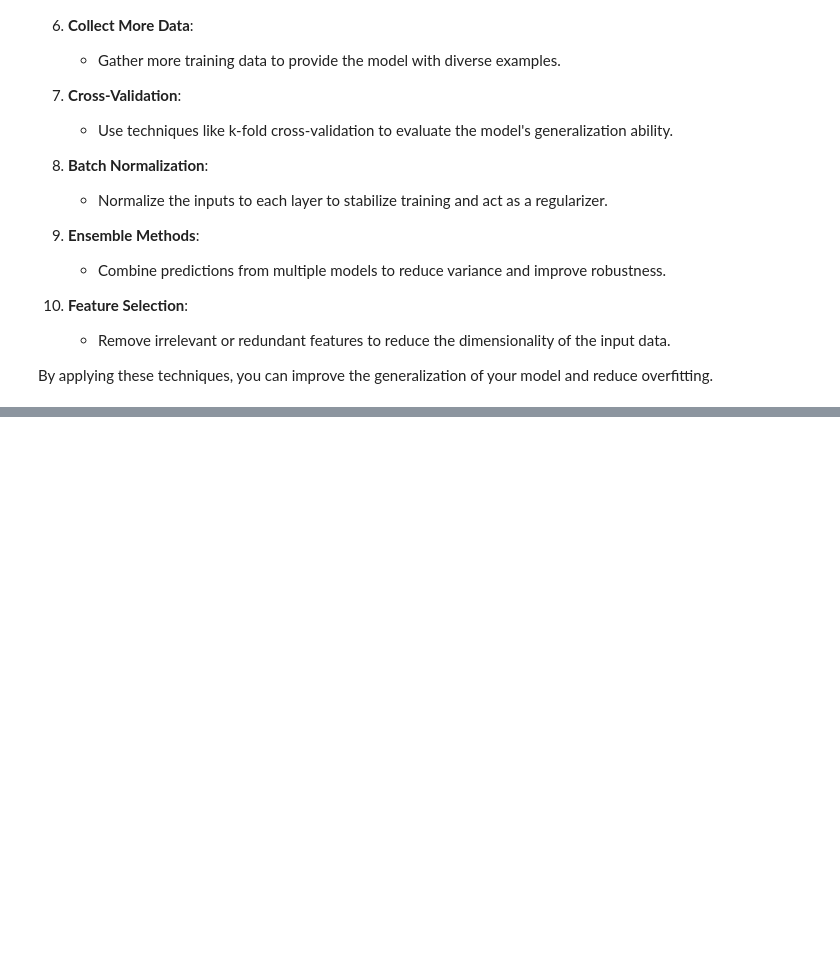
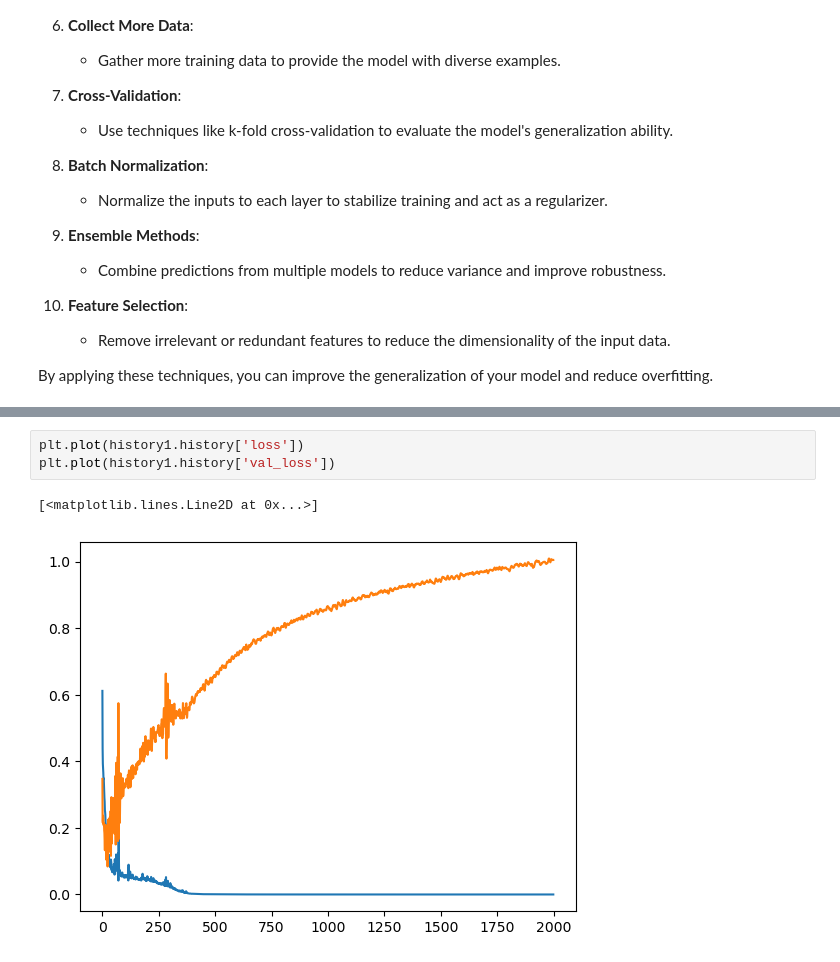
Before and after one commit to ruddropust/Deep-Learning, a Jupyter notebook: CampusX/Improvement NN/class26_Regularization in Deep Learning.ipynb, the cells around one changed output, grey strips where cells are left out. Cells and saved outputs as stored; diff of their text form; blank space fills up the shorter version.

```diff
--- a/CampusX/Improvement NN/class26_Regularization in Deep Learning.ipynb
+++ b/CampusX/Improvement NN/class26_Regularization in Deep Learning.ipynb
@@ -142,0 +167,6 @@ Model: "sequential"
+# %%
+plt.plot(history1.history['loss'])
+plt.plot(history1.history['val_loss'])
+# %% [output]
+[<matplotlib.lines.Line2D at 0x...>]
+[figure, added]
```
Also changed, not shown: parts of 15 cells of this notebook.
